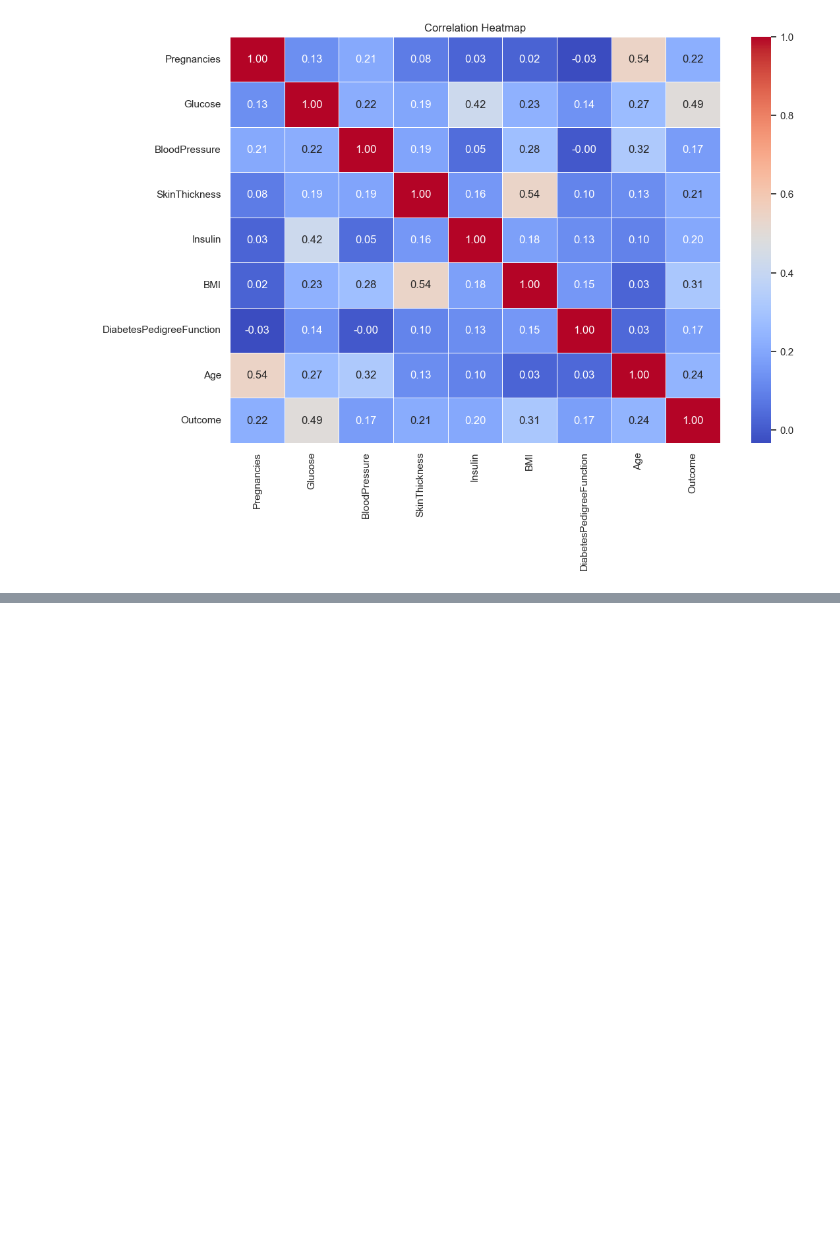
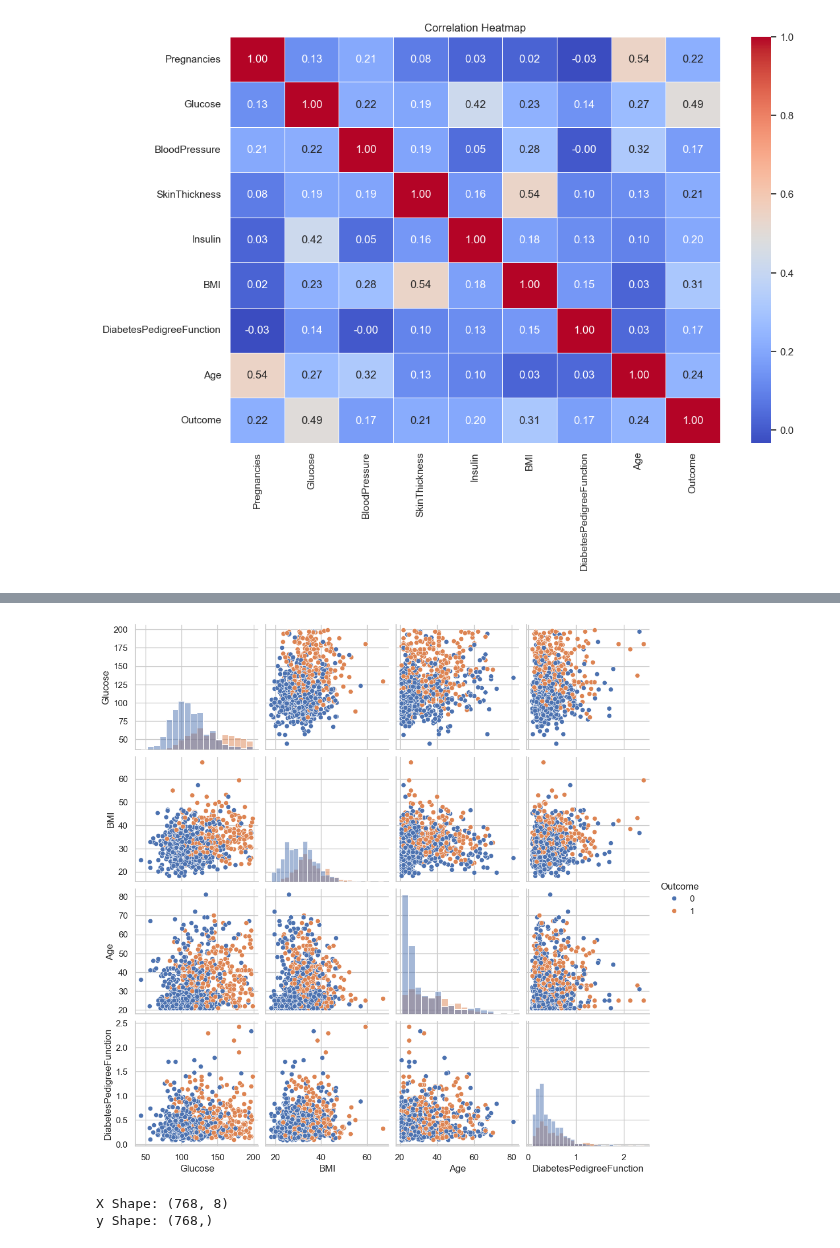
Before and after one commit to sohamkharabe/ML-Practicals, a Jupyter notebook: Lab- 5/Untitled.ipynb, the cells around one changed output, grey strips where cells are left out. Saved outputs shown, nothing was run; the diff lists cells and outputs as text; code cells hidden in the pictures; blank space fills up the shorter version.

```diff
--- a/Lab- 5/Untitled.ipynb
+++ b/Lab- 5/Untitled.ipynb
@@ -278,0 +310,14 @@ plt.show()
+# %%
+selected_features = ["Glucose", "BMI","Age", "DiabetesPedigreeFunction", "Outcome"]
+sns.pairplot(df_clean[selected_features],hue="Outcome",diag_kind="hist")
+plt.show()
+# %% [output]
+[figure, added]
+# %%
+X = df_clean.drop("Outcome",axis=1)
+y = df_clean["Outcome"]
+print("X Shape:", X.shape)
+print("y Shape:", y.shape)
+# %% [output]
+X Shape: (768, 8)
+y Shape: (768,)
```
Also changed, not shown: parts of 15 cells of this notebook.
